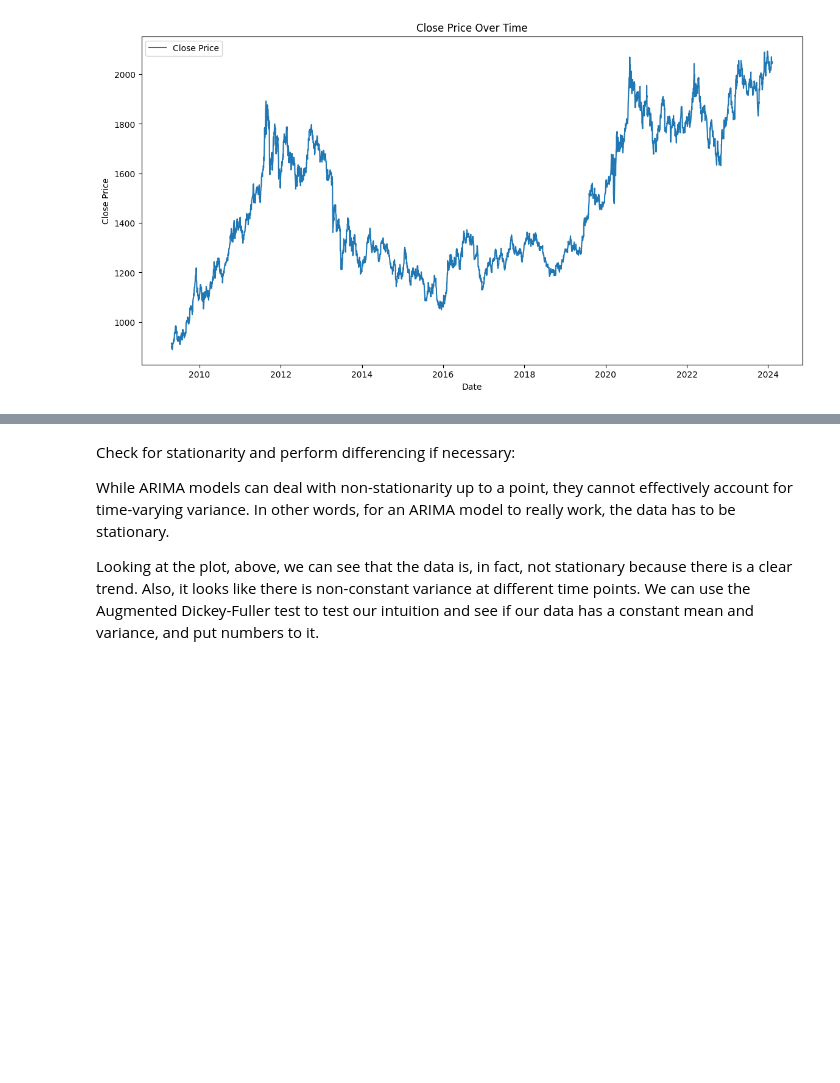
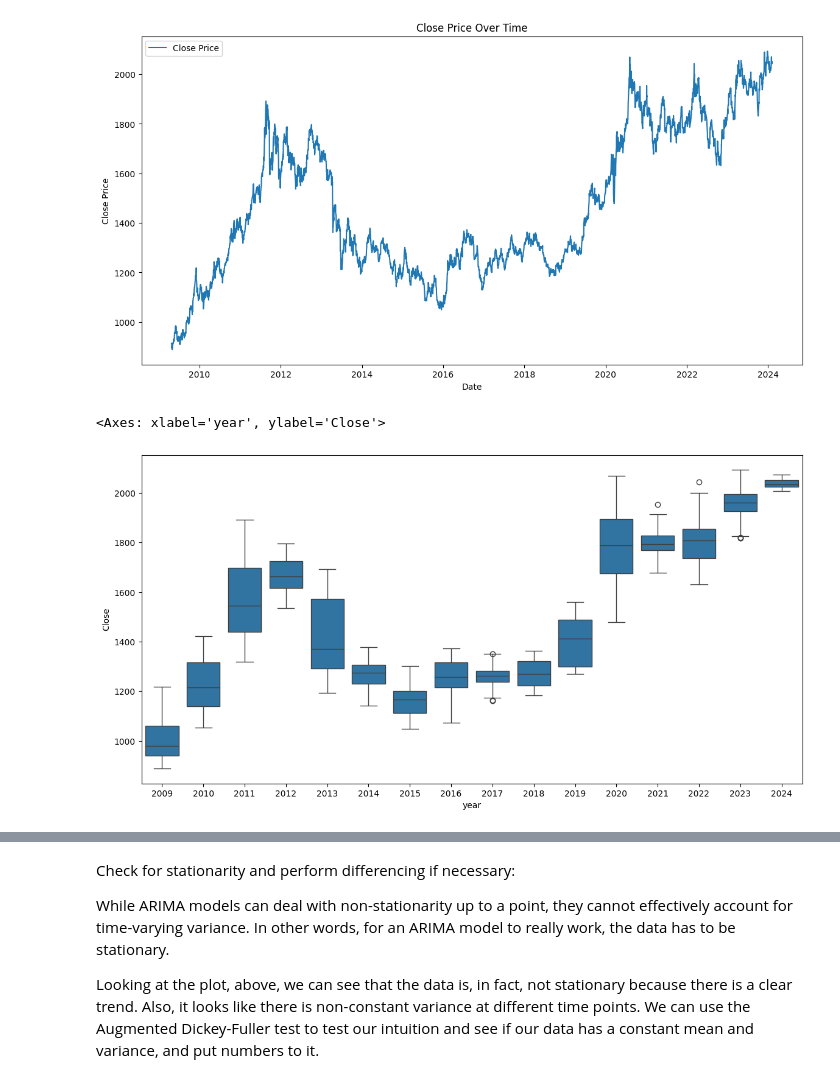
Before and after one commit to nandinikalita/MACHINE-LEARNING, a Jupyter notebook: ARIMA_timeForecasting_Stock.ipynb, the cells around one changed output, grey strips where cells are left out. Cells and saved outputs as stored; diff of their text form; code cells hidden in the pictures; blank space fills up the shorter version.

```diff
--- a/ARIMA_timeForecasting_Stock.ipynb
+++ b/ARIMA_timeForecasting_Stock.ipynb
@@ -72,3 +67,17 @@ plt.legend()
 plt.show()
 # %% [output]
 [figure]
+# %%
+# Checking data trend and seasonality year-wise
+data['year'] = [d.year for d in data.index]
+data['month'] = [d.strftime('%b') for d in data.index]
+years = data['year'].unique()
+
+#Plot yearly and monthly values as boxplot
+plt.figure(figsize=(14, 7))
+sns.boxplot(x='year', y='Close', data=data)
+
+#The data variance is different across different years and there is a trend in dataset
+# %% [output]
+<Axes: xlabel='year', ylabel='Close'>
+[figure, added]
```
Also changed, not shown: parts of 26 cells of this notebook.
